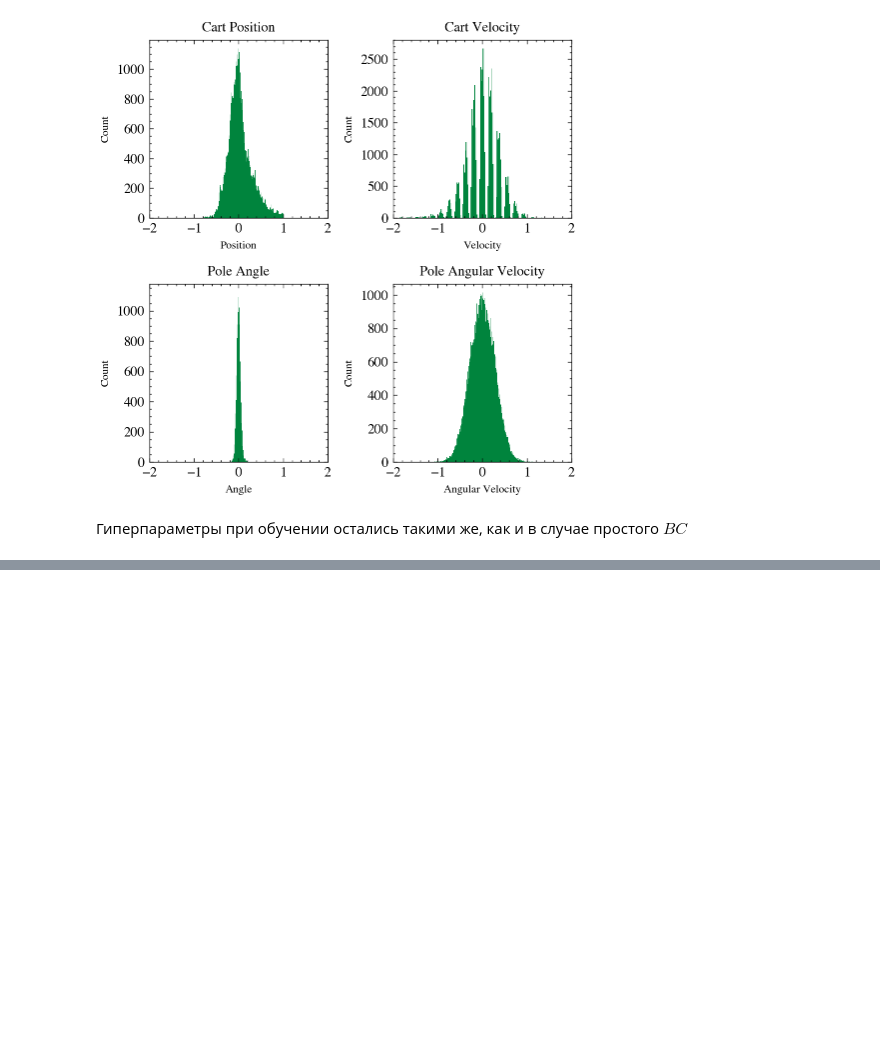
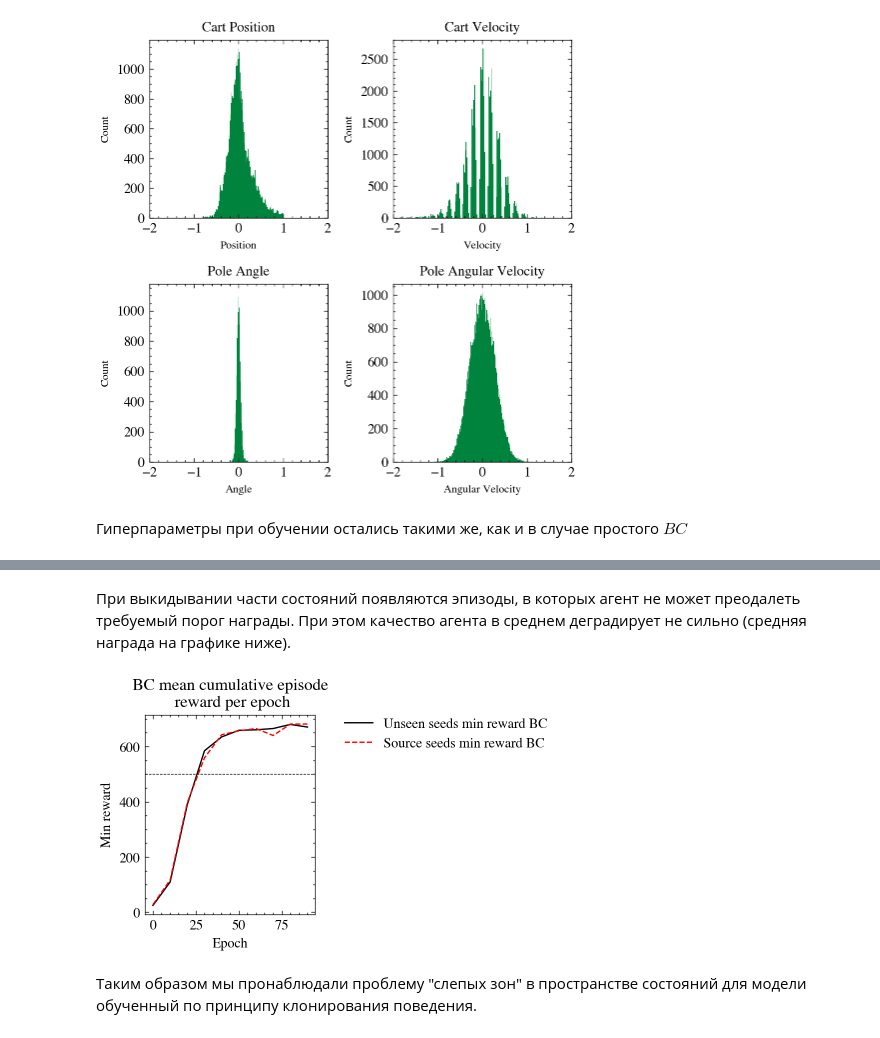
Before and after one commit to selected-topics-ai/CART-POLE-REINFORCE, a Jupyter notebook: notebooks/report.ipynb, the cells around one changed output, grey strips where cells are left out. Cells and saved outputs as stored; diff of their text form; code cells hidden in the pictures; blank space fills up the shorter version.

```diff
--- a/notebooks/report.ipynb
+++ b/notebooks/report.ipynb
@@ -468,0 +491,23 @@ draw_states(filtered_states, color='#00843D')
+# %% [markdown]
+При выкидывании части состояний появляются эпизоды, в которых агент не может преодалеть требуемый порог награды. При этом качество агента в среднем деградирует не сильно (средняя награда на графике ниже).
+# %%
+plt.figure(figsize=(5, 3))
+
+bc_avg_reward = pd.read_csv('../data/bc/bc_avg_reward.csv')
+
+plt.plot(steps, bc_avg_reward['val/avg_episode_reward'], label='Unseen seeds min reward BC')
+plt.plot(steps, bc_avg_reward['val/source/avg_episode_reward'], label='Source seeds min reward BC')
+plt.axhline(y=500, linestyle='--', linewidth=0.5)
+
+plt.xlabel('Epoch', fontsize=10)
+plt.ylabel('Min reward', fontsize=10)
+
+plt.tick_params(axis='both', which='major', labelsize=10)
+plt.title('BC mean cumulative episode\n reward per epoch', fontsize=12)
+plt.legend(bbox_to_anchor=(1.1, 1.05), prop={'size': 10})
+plt.tight_layout()
+plt.show()
+# %% [output]
+[figure, added]
+# %% [markdown]
+Таким образом мы пронаблюдали проблему "слепых зон" в пространстве состояний для модели обученный по принципу клонирования поведения.
```
Also changed, not shown: parts of 3 cells of this notebook, 4 other files.
